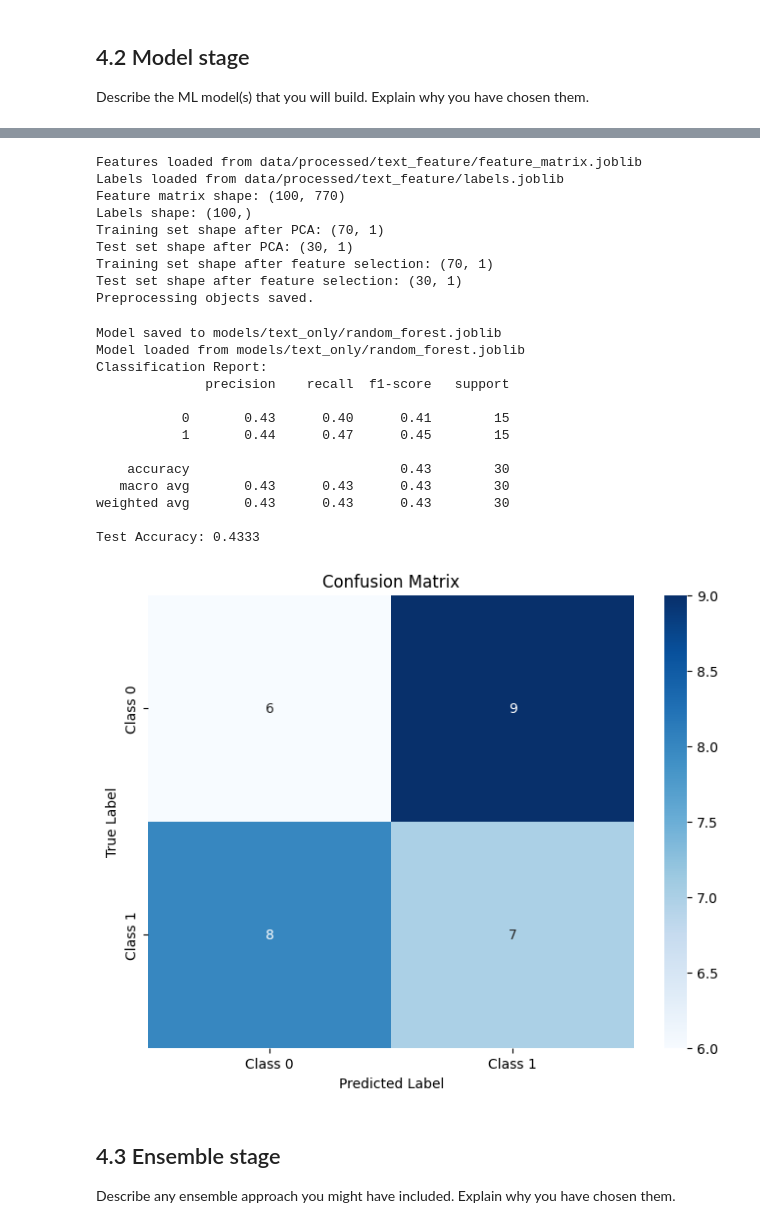
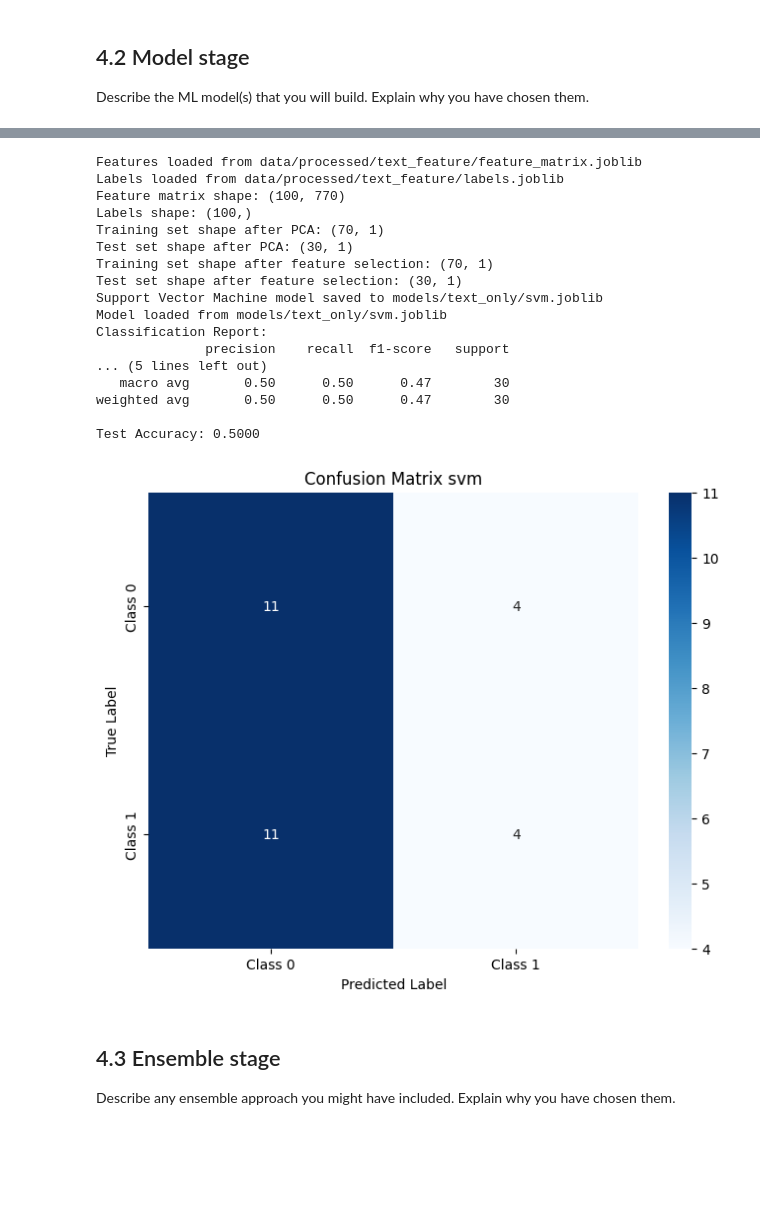
Before and after one commit to zxrys/ML_mini_proj, a Jupyter notebook: CBU5201_miniproject_submission.ipynb, the cells around one changed output, grey strips where cells are left out. Cells and saved outputs as stored; diff of their text form; code cells hidden in the pictures; blank space fills up the shorter version.

```diff
--- a/CBU5201_miniproject_submission.ipynb
+++ b/CBU5201_miniproject_submission.ipynb
@@ -285,0 +458,10 @@ Test Accuracy: 0.4333
+# %%
+from model.single_mode import text_only_model
+from model.utils import ploter
+
+feature_path = 'data/processed/text_feature/feature_matrix.joblib'
+label_path = 'data/processed/text_feature/labels.joblib'
+model_type = 'random forest'
+accuracy, cm = text_only_model.train_and_test(feature_path, label_path, model_type)
+
+ploter.plot_res(accuracy, cm, model_type)
@@ -285,0 +492,10 @@ Test Accuracy: 0.4333
+# %%
+from model.single_mode import text_only_model
+from model.utils import ploter
+
+feature_path = 'data/processed/text_feature/feature_matrix.joblib'
+label_path = 'data/processed/text_feature/labels.joblib'
+model_type = 'logistic regressio'
+accuracy, cm = text_only_model.train_and_test(feature_path, label_path, model_type)
+
+ploter.plot_res(accuracy, cm, model_type)
@@ -286,37 +521,32 @@ Test Accuracy: 0.4333
 # %%
 from model.single_mode import text_only_model
 from model.utils import ploter
 
 feature_path = 'data/processed/text_feature/feature_matrix.joblib'
 label_path = 'data/processed/text_feature/labels.joblib'
+model_type = 'svm'
+accuracy, cm = text_only_model.train_and_test(feature_path, label_path, model_type)
 
-accuracy, cm = text_only_model.train_and_test(feature_path, label_path)
-
-ploter.plot_res(accuracy, cm)
+ploter.plot_res(accuracy, cm, model_type)
 # %% [output]
 Features loaded from data/processed/text_feature/feature_matrix.joblib
 Labels loaded from data/processed/text_feature/labels.joblib
 Feature matrix shape: (100, 770)
 Labels shape: (100,)
 Training set shape after PCA: (70, 1)
 Test set shape after PCA: (30, 1)
 Training set shape after feature selection: (70, 1)
 Test set shape after feature selection: (30, 1)
-Preprocessing objects saved.
+Support Vector Machine model saved to models/text_only/svm.joblib
+Model loaded from models/text_only/svm.joblib
+Classification Report:
+              precision    recall  f1-score   support
+... (5 lines left out)
+   macro avg       0.50      0.50      0.47        30
+weighted avg       0.50      0.50      0.47        30
+
+Test Accuracy: 0.5000
-Model saved to models/text_only/random_forest.joblib
-Model loaded from models/text_only/random_forest.joblib
-Classification Report:
-              precision    recall  f1-score   support
-
-           0       0.43      0.40      0.41        15
-           1       0.44      0.47      0.45        15
-
-    accuracy                           0.43        30
-   macro avg       0.43      0.43      0.43        30
-weighted avg       0.43      0.43      0.43        30
-
-Test Accuracy: 0.4333
-[figure, old version]
+[figure, new version]
 # %% [markdown]
 ## 4.3 Ensemble stage
 
```
Also changed, not shown: parts of 9 cells of this notebook, 4 other files.
